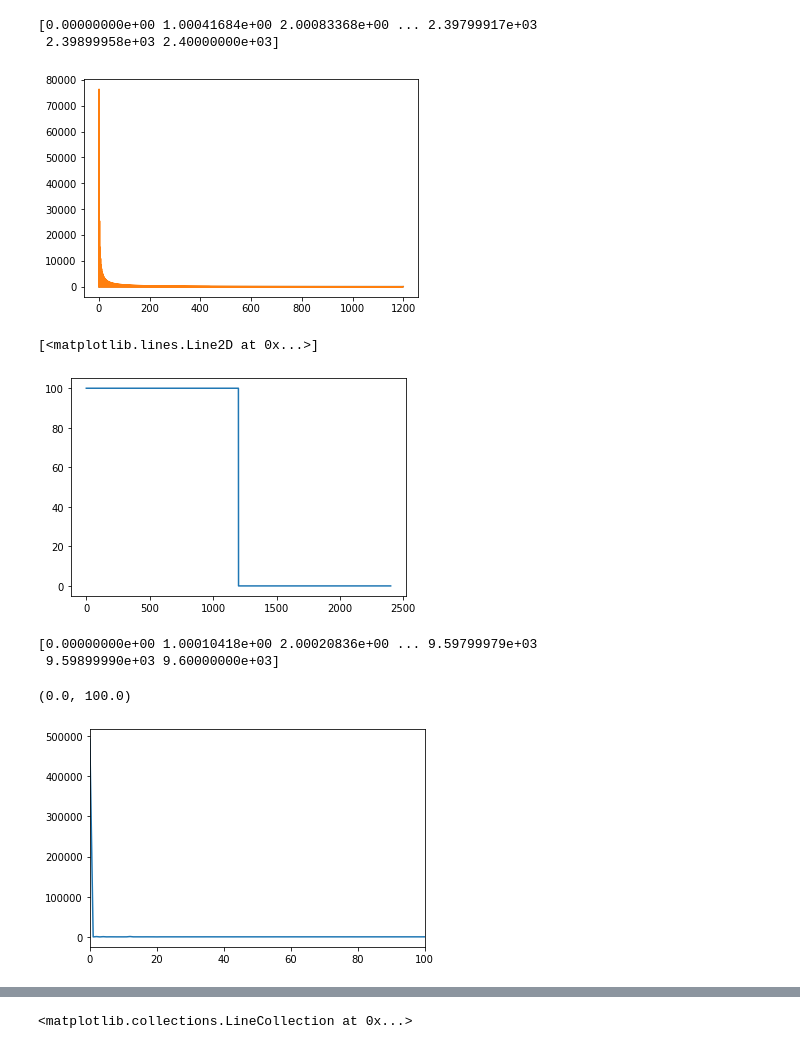
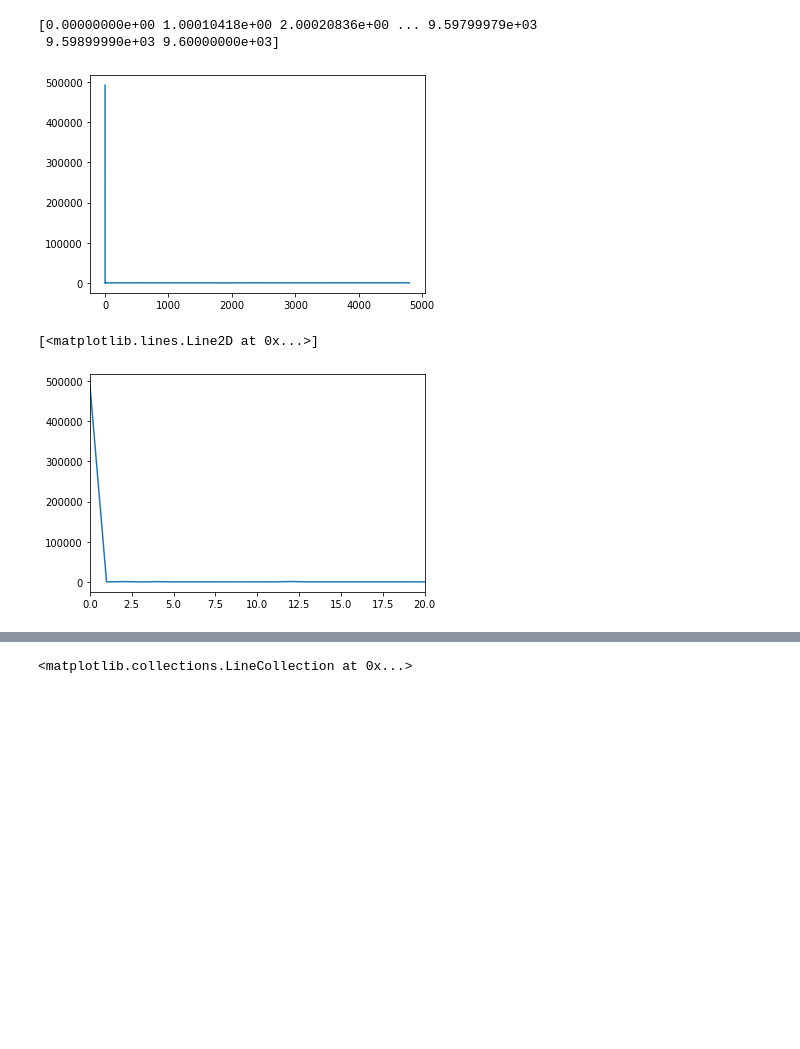
Before and after one commit to tonyko618/Waves_Lab, a Jupyter notebook: Session2/code.ipynb, the cells around one changed output, grey strips where cells are left out. Drawn from its saved outputs; the diff is of its cells as text; code cells hidden in the pictures; blank space fills up the shorter version.

```diff
--- a/Session2/code.ipynb
+++ b/Session2/code.ipynb
@@ -63,29 +56,21 @@ para
-# %%
-x2, y2 = square(50,50,2400,1,0,2400)
-
-a2, b2 = fourier(y2)
-plt.plot(a2)
-plt.plot(b2)
-plt.show()
-
-plt.plot(x2,y2)
-# %% [output]
-[0.00000000e+00 1.00041684e+00 2.00083368e+00 ... 2.39799917e+03
- 2.39899958e+03 2.40000000e+03]
-[figure, removed]
-[<matplotlib.lines.Line2D at 0x...>]
-[figure, removed]
 # %%
 x1, y1 = np.loadtxt("thermal_4min_a.txt", unpack=True, skiprows=3)
 an,bn = fourier(y1)
+
+an = np.array(an)
+bn = np.array(bn)
 # %% [output]
 [0.00000000e+00 1.00010418e+00 2.00020836e+00 ... 9.59799979e+03
  9.59899990e+03 9.60000000e+03]
 # %%
 plt.plot(an)
-plt.xlim(0,100)
+plt.show()
+
+plt.xlim(0,20)
+plt.plot(an)
 # %% [output]
+[figure, new version]
-(0.0, 100.0)
+[<matplotlib.lines.Line2D at 0x...>]
-[figure, old version]
+[figure, added]
 # %%
 plt.plot(bn)
```
Also changed, not shown: parts of 4 cells of this notebook.
